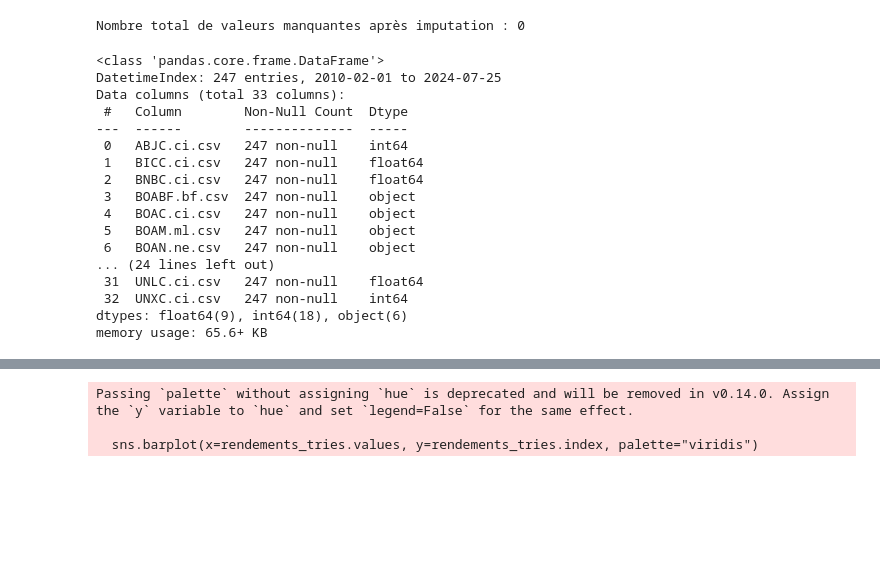
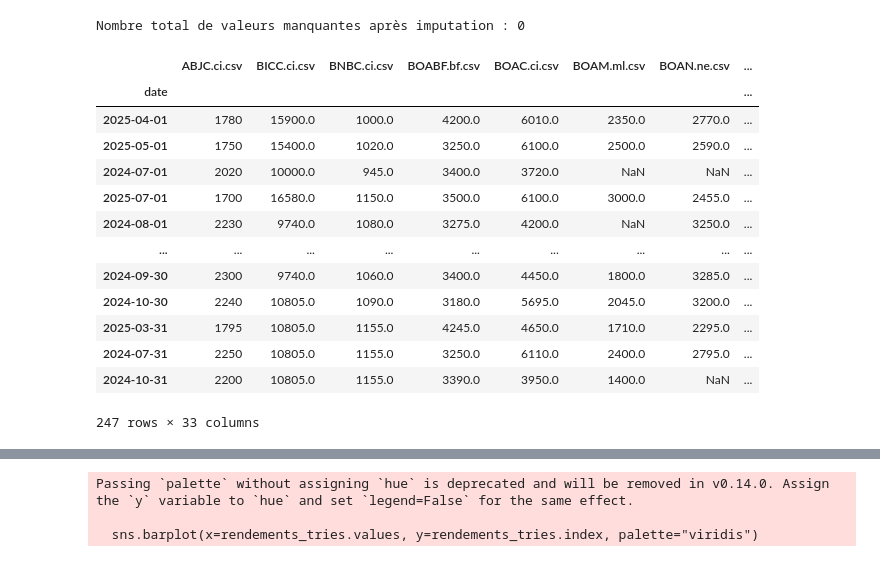
Before and after one commit to Anee1/simul_portefeuil, a Jupyter notebook: Analyse.ipynb, the cells around one changed output, grey strips where cells are left out. Cells and saved outputs as stored; diff of their text form; code cells hidden in the pictures; blank space fills up the shorter version.

```diff
--- a/Analyse.ipynb
+++ b/Analyse.ipynb
@@ -0,0 +26,2 @@
+# %%
+df = pd.read_csv("streamlit_app/Action.csv")
@@ -1,12 +44,14 @@
+# %%
+data = df.drop(columns=['Unnamed: 0','Unnamed: 0.1'])
 # %%
 import pandas as pd
 
 # Exemple de chargement de données
-df = pd.read_csv("data_action/Action.csv")
-
+#df = pd.read_csv("streamlit_app/Action.csv")
+df = data
 # 1. Transformation de la colonne date en série temporelle
-df['date'] = pd.to_datetime(df['date'], dayfirst=True)
-df.set_index('date', inplace=True)
+#df['date'] = pd.to_datetime(df['date'], dayfirst=True)
+#df.set_index('date', inplace=True)
 
 # 2. Évaluation des valeurs manquantes
 missing_stats = df.isnull().mean()  # proportion de valeurs manquantes par colonne
@@ -27,23 +72,20 @@ print(f"Nombre total de valeurs manquantes après imputation : {restantes}")
 # df est maintenant nettoyé
 # %% [output]
 Nombre total de valeurs manquantes après imputation : 0
-# %%
-df.info()
-# %% [output]
-<class 'pandas.core.frame.DataFrame'>
-DatetimeIndex: 247 entries, 2010-02-01 to 2024-07-25
-Data columns (total 33 columns):
- #   Column        Non-Null Count  Dtype
----  ------        --------------  -----
- 0   ABJC.ci.csv   247 non-null    int64
- 1   BICC.ci.csv   247 non-null    float64
- 2   BNBC.ci.csv   247 non-null    float64
- 3   BOABF.bf.csv  247 non-null    object
- 4   BOAC.ci.csv   247 non-null    object
- 5   BOAM.ml.csv   247 non-null    object
- 6   BOAN.ne.csv   247 non-null    object
-... (24 lines left out)
- 31  UNLC.ci.csv   247 non-null    float64
- 32  UNXC.ci.csv   247 non-null    int64
-dtypes: float64(9), int64(18), object(6)
-memory usage: 65.6+ KB
+# %%
+df
+# %% [output]
+|  | ABJC.ci.csv | BICC.ci.csv | BNBC.ci.csv | BOABF.bf.csv | BOAC.ci.csv | BOAM.ml.csv | BOAN.ne.csv | ... |
+| date |  |  |  |  |  |  |  | ... |
+| 2025-04-01 | 1780 | 15900.0 | 1000.0 | 4200.0 | 6010.0 | 2350.0 | 2770.0 | ... |
+| 2025-05-01 | 1750 | 15400.0 | 1020.0 | 3250.0 | 6100.0 | 2500.0 | 2590.0 | ... |
+| 2024-07-01 | 2020 | 10000.0 | 945.0 | 3400.0 | 3720.0 | NaN | NaN | ... |
+| 2025-07-01 | 1700 | 16580.0 | 1150.0 | 3500.0 | 6100.0 | 3000.0 | 2455.0 | ... |
+| 2024-08-01 | 2230 | 9740.0 | 1080.0 | 3275.0 | 4200.0 | NaN | 3250.0 | ... |
+| ... | ... | ... | ... | ... | ... | ... | ... | ... |
+| 2024-09-30 | 2300 | 9740.0 | 1060.0 | 3400.0 | 4450.0 | 1800.0 | 3285.0 | ... |
+| 2024-10-30 | 2240 | 10805.0 | 1090.0 | 3180.0 | 5695.0 | 2045.0 | 3200.0 | ... |
+| 2025-03-31 | 1795 | 10805.0 | 1155.0 | 4245.0 | 4650.0 | 1710.0 | 2295.0 | ... |
+| 2024-07-31 | 2250 | 10805.0 | 1155.0 | 3250.0 | 6110.0 | 2400.0 | 2795.0 | ... |
+| 2024-10-31 | 2200 | 10805.0 | 1155.0 | 3390.0 | 3950.0 | 1400.0 | NaN | ... |
+247 rows × 33 columns
```
Also changed, not shown: parts of 11 cells of this notebook, 6 other files.
